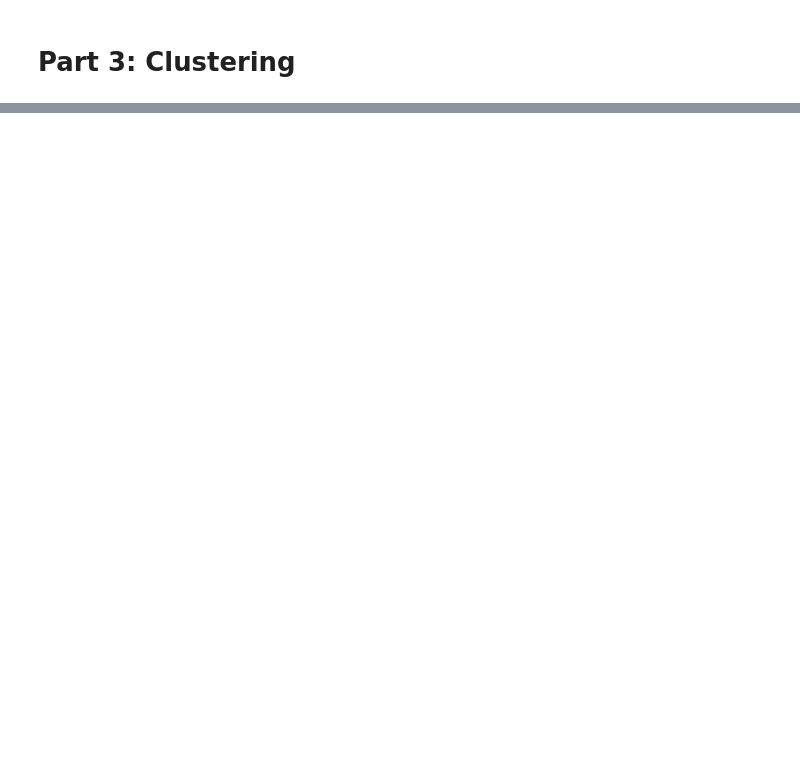
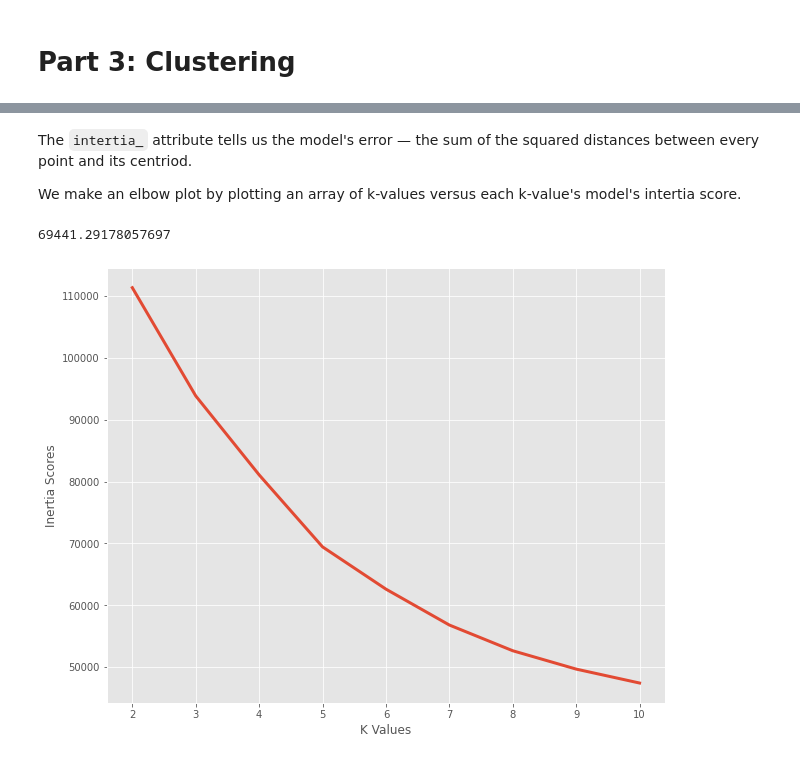
Before and after one commit to dlab-berkeley/Python-Machine-Learning, a Jupyter notebook: 3_clustering.ipynb, the cells around one changed output, grey strips where cells are left out. Cells and saved outputs as stored; diff of their text form; code cells hidden in the pictures; blank space fills up the shorter version.

```diff
--- a/3_clustering.ipynb
+++ b/3_clustering.ipynb
@@ -232,0 +228,2 @@ plt.show()
+# %%
+scaler = StandardScaler()
@@ -232,0 +232,2 @@ plt.show()
+# %%
+scaler.fit(X)
@@ -232,0 +243,2 @@ plt.show()
+# %%
+Xs = scaler.fit_transform(X)
@@ -232,0 +247,3 @@ plt.show()
+# %%
+km = KMeans(n_clusters=5, random_state=1)
+km.fit(Xs)
@@ -232,0 +277,29 @@ plt.show()
+# %% [markdown]
+The `intertia_` attribute tells us the model's error — the sum of the squared distances between every point and its centriod.
+
+We make an elbow plot by plotting an array of k-values versus each k-value's model's intertia score.
+# %%
+km.inertia_
+# %% [output]
+69441.29178057697
+# %%
+#Intialize list to collect intertia scores and array of k-values
+i_scores = []
+kvalues = np.arange(2, 11)
+
+#iterate over kvalues
+for k in kvalues:
+    #intialize model with k and fit it on Xs
+    km = KMeans(n_clusters=k, random_state=1)
+    km.fit(Xs)
+    #append inertia score to i_scores
+    i_scores.append(km.inertia_)
+
+#plot kvalues versus i_scores
+plt.figure(figsize=(10, 8))
+plt.plot(kvalues, i_scores, linewidth = 3)
+plt.xticks(ticks=kvalues, labels=kvalues)
+plt.xlabel("K Values")
+plt.ylabel("Inertia Scores");
+# %% [output]
+[figure, added]
```
Also changed, not shown: parts of 132 cells of this notebook, 1 other file.
